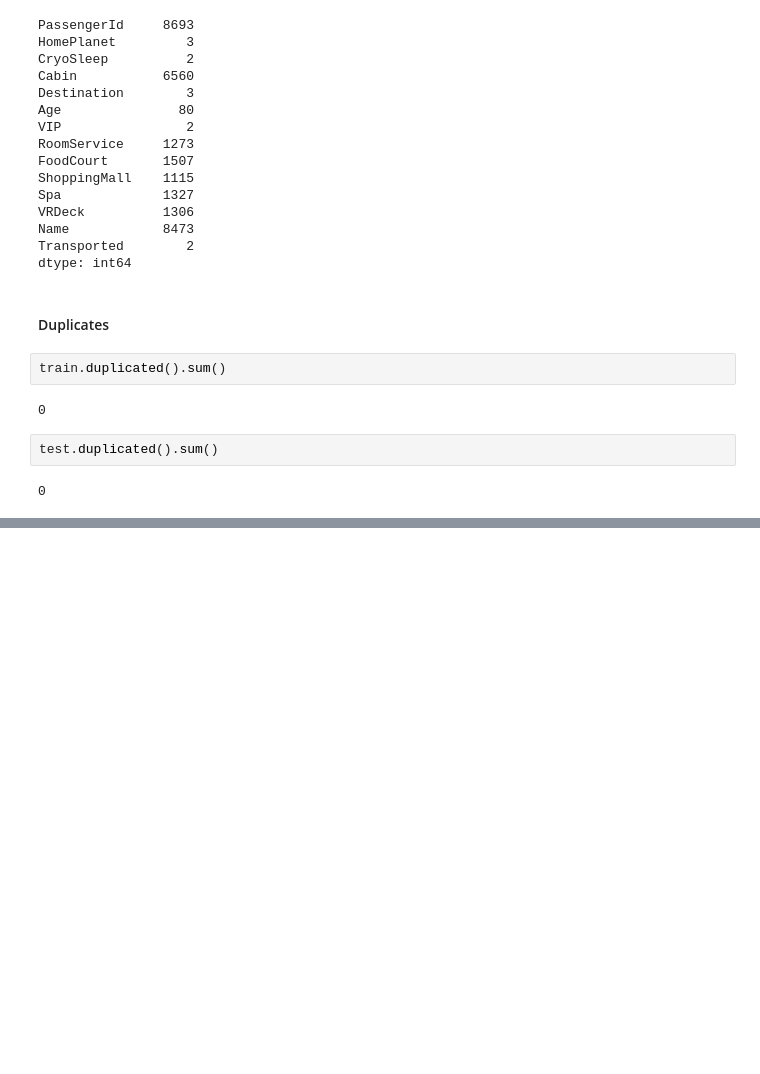
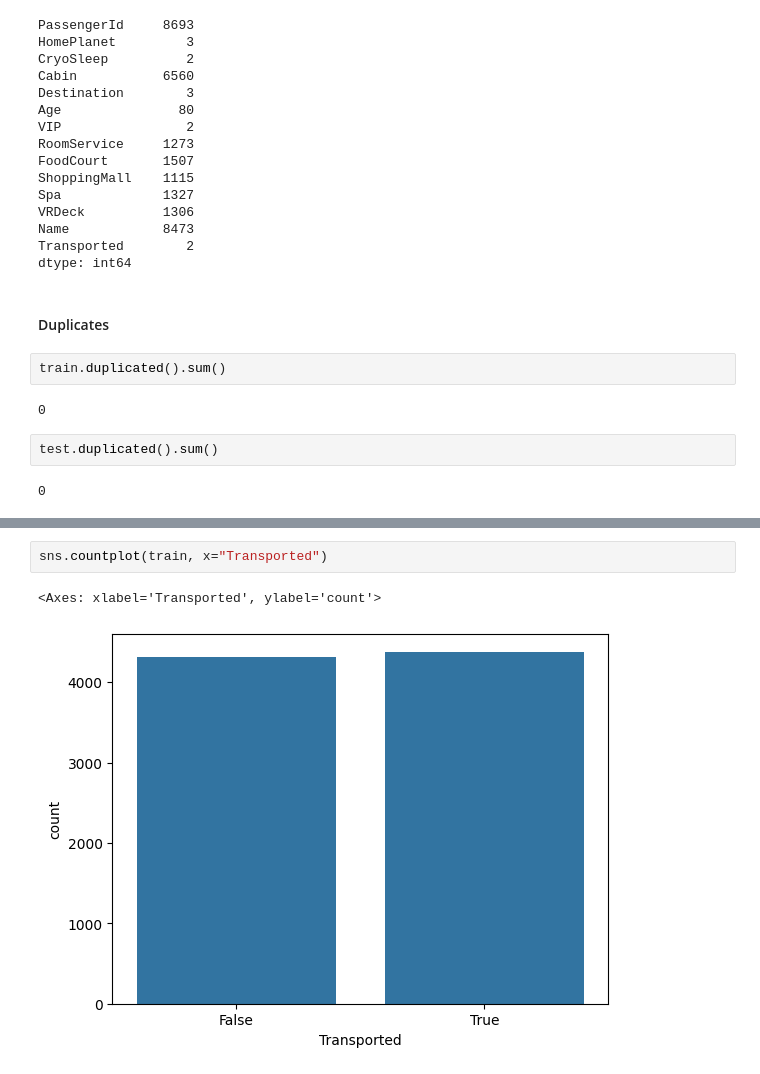
Before and after one commit to bartlomiejremlein/Kaggle-Spaceship-Titanic, a Jupyter notebook: notebooks/exploratory-data-analysis.ipynb, the cells around one changed output, grey strips where cells are left out. Drawn from its saved outputs; the diff is of its cells as text; blank space fills up the shorter version.

```diff
--- a/notebooks/exploratory-data-analysis.ipynb
+++ b/notebooks/exploratory-data-analysis.ipynb
@@ -127,0 +149,5 @@ test.duplicated().sum()
+# %%
+sns.countplot(train, x="Transported")
+# %% [output]
+<Axes: xlabel='Transported', ylabel='count'>
+[figure, added]
```
Also changed, not shown: parts of 14 cells of this notebook.
